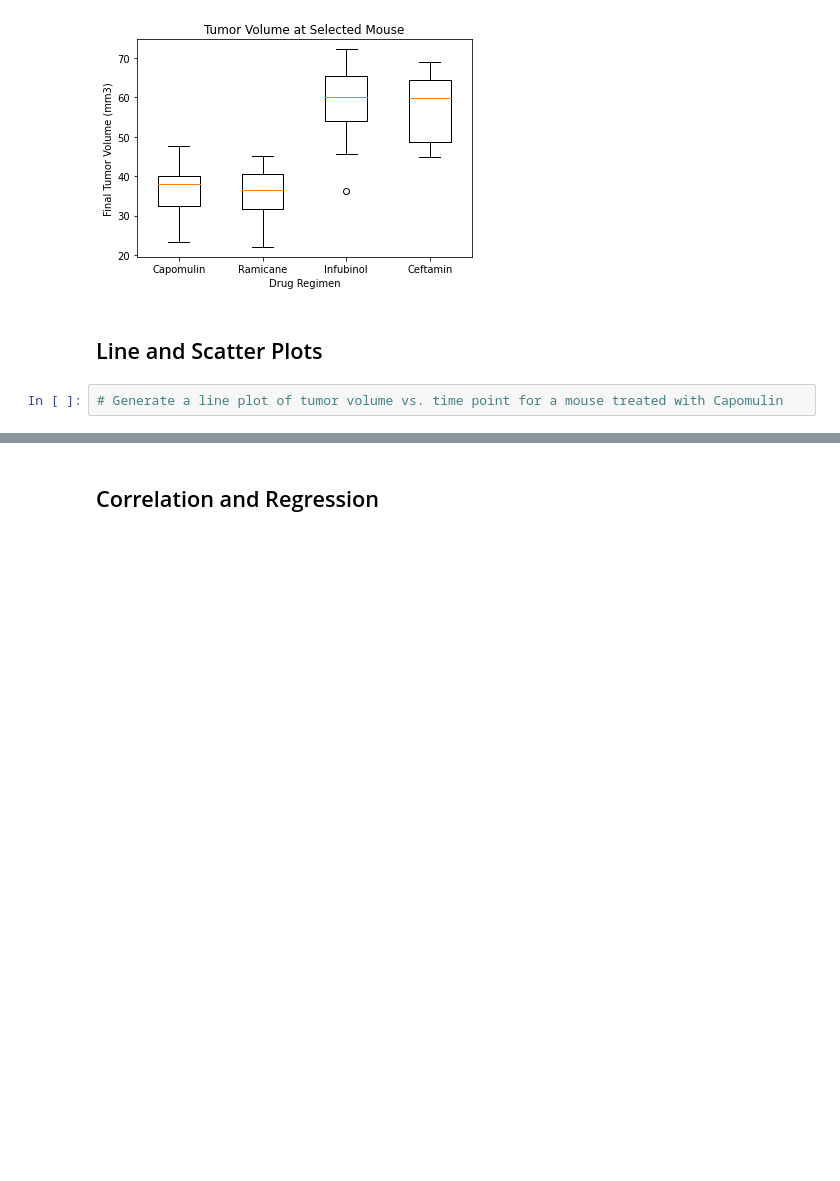
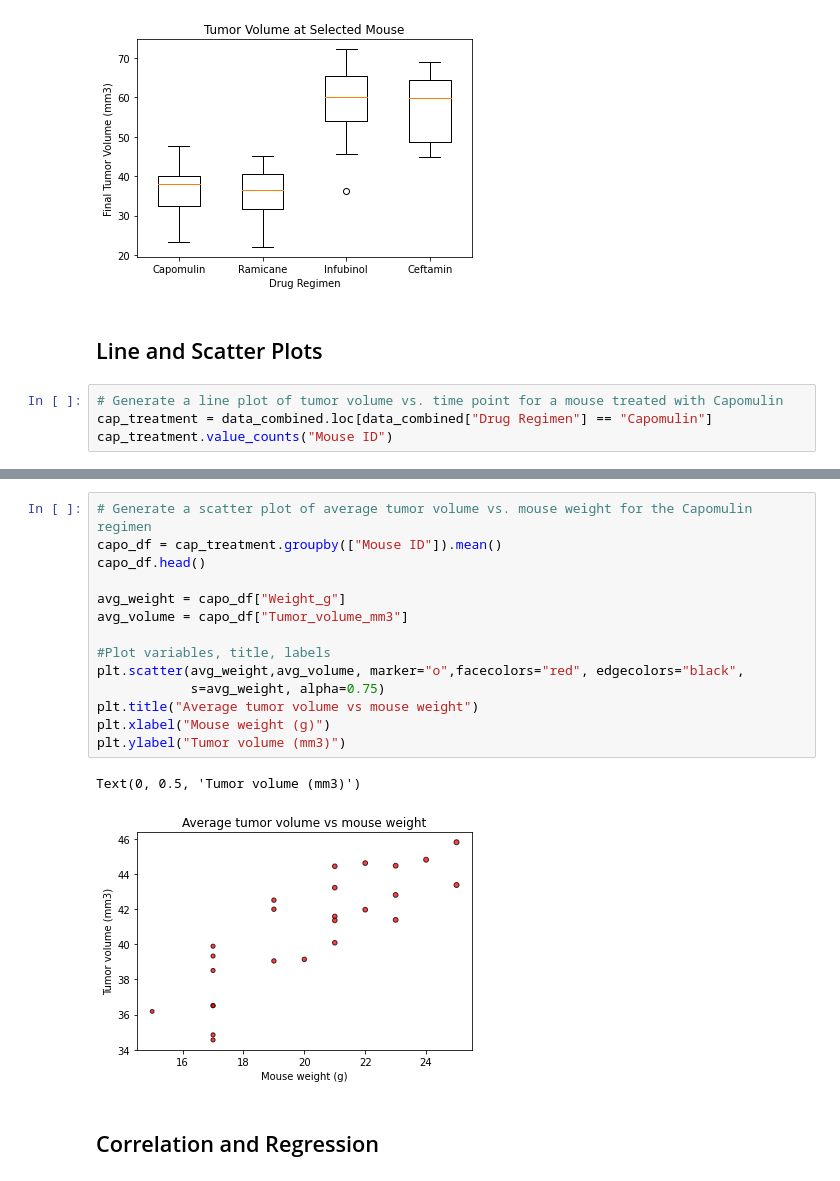
Before and after one commit to Master-Leo/Summary-Statistics-Challenge, a Jupyter notebook: pymaceuticals_starter.ipynb, the cells around one changed output, grey strips where cells are left out. Cells and saved outputs as stored; diff of their text form; blank space fills up the shorter version.

```diff
--- a/pymaceuticals_starter.ipynb
+++ b/pymaceuticals_starter.ipynb
@@ -410,3 +409,5 @@ plt.show()
 ## Line and Scatter Plots
 # %%
 # Generate a line plot of tumor volume vs. time point for a mouse treated with Capomulin
+cap_treatment = data_combined.loc[data_combined["Drug Regimen"] == "Capomulin"]
+cap_treatment.value_counts("Mouse ID")
@@ -415,3 +450,20 @@ plt.show()
+# %%
+# Generate a scatter plot of average tumor volume vs. mouse weight for the Capomulin regimen
+capo_df = cap_treatment.groupby(["Mouse ID"]).mean()
+capo_df.head()
+
+avg_weight = capo_df["Weight_g"]
+avg_volume = capo_df["Tumor_volume_mm3"]
+
+#Plot variables, title, labels
+plt.scatter(avg_weight,avg_volume, marker="o",facecolors="red", edgecolors="black",
+            s=avg_weight, alpha=0.75)
+plt.title("Average tumor volume vs mouse weight")
+plt.xlabel("Mouse weight (g)")
+plt.ylabel("Tumor volume (mm3)")
+# %% [output]
+Text(0, 0.5, 'Tumor volume (mm3)')
+[figure, added]
 # %% [markdown]
 ## Correlation and Regression
 # %%
```
Also changed, not shown: parts of 13 cells of this notebook.
